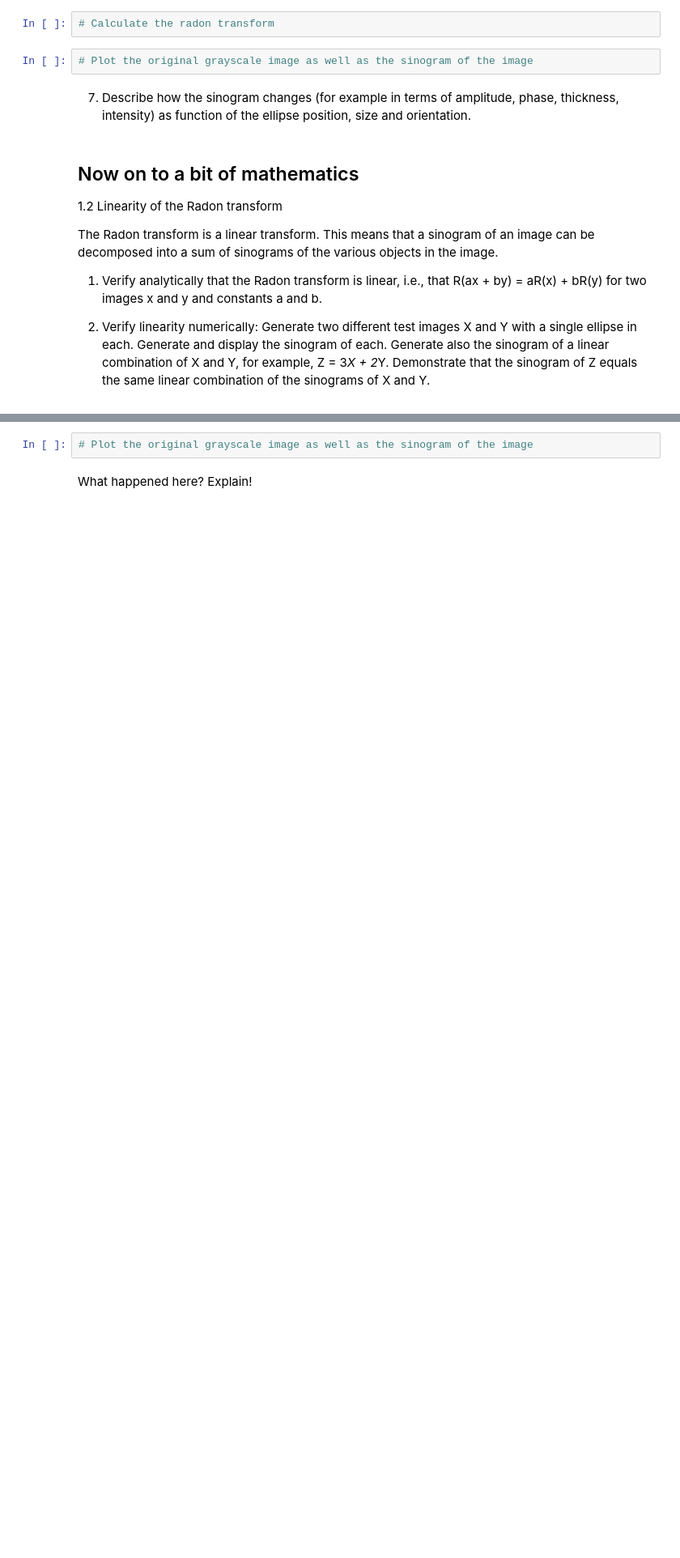
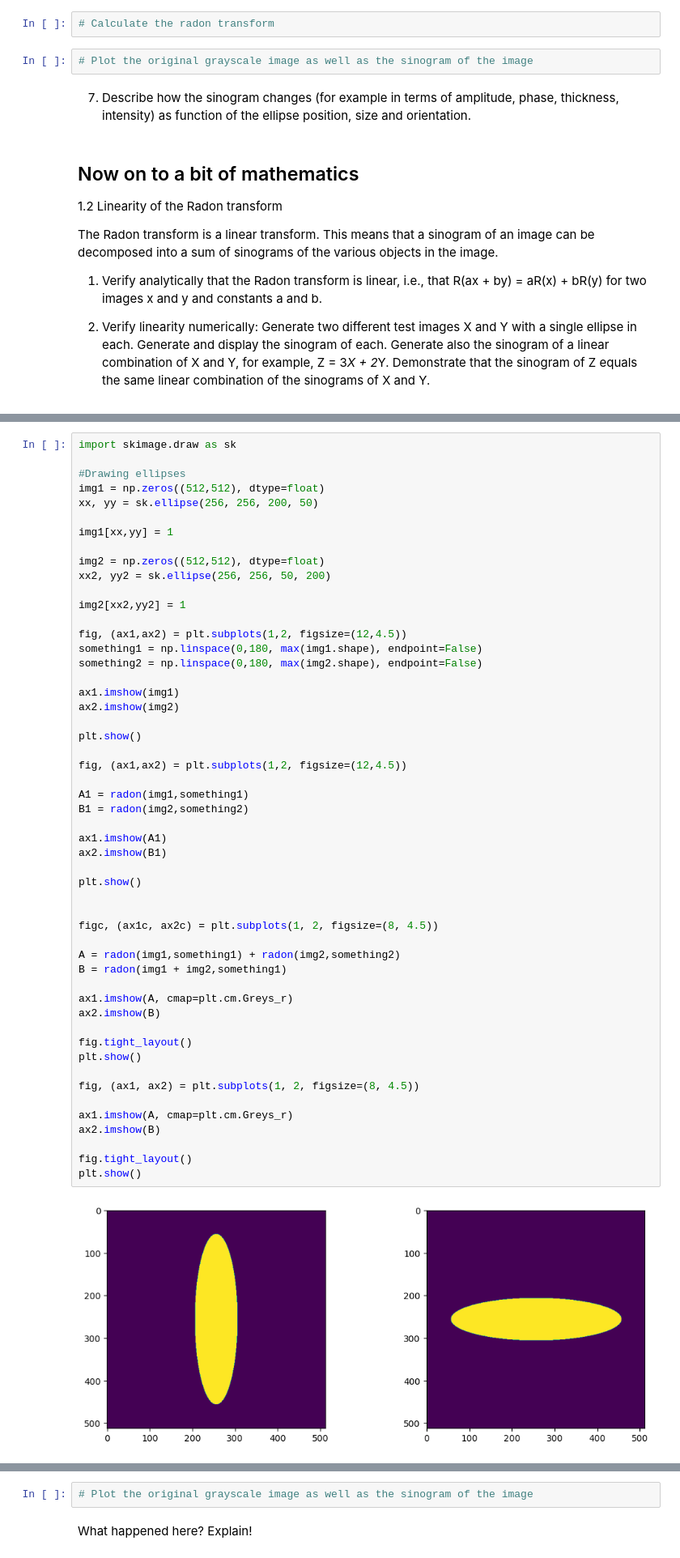
Before and after one commit to TubTub62/MIA, a Jupyter notebook: handin1/MIA_Handin1_students.ipynb, the cells around one changed output, grey strips where cells are left out. Shown: that part at 81% size. Saved outputs shown, nothing was run; the diff lists cells and outputs as text; blank space fills up the shorter version.

```diff
--- a/handin1/MIA_Handin1_students.ipynb
+++ b/handin1/MIA_Handin1_students.ipynb
@@ -279,0 +294,54 @@ sinogram of Z equals the same linear combination of the sinograms of X and Y.
+# %%
+import skimage.draw as sk
+
+#Drawing ellipses
+img1 = np.zeros((512,512), dtype=float)
+xx, yy = sk.ellipse(256, 256, 200, 50)
+
+img1[xx,yy] = 1
+
+img2 = np.zeros((512,512), dtype=float)
+xx2, yy2 = sk.ellipse(256, 256, 50, 200)
+
+img2[xx2,yy2] = 1
+
+fig, (ax1,ax2) = plt.subplots(1,2, figsize=(12,4.5))
+something1 = np.linspace(0,180, max(img1.shape), endpoint=False)
+something2 = np.linspace(0,180, max(img2.shape), endpoint=False)
+
+ax1.imshow(img1)
+ax2.imshow(img2)
+
+plt.show()
+
+fig, (ax1,ax2) = plt.subplots(1,2, figsize=(12,4.5))
+
+A1 = radon(img1,something1)
+B1 = radon(img2,something2)
+
+ax1.imshow(A1)
+ax2.imshow(B1)
+
+plt.show()
+
+
+figc, (ax1c, ax2c) = plt.subplots(1, 2, figsize=(8, 4.5))
+
+A = radon(img1,something1) + radon(img2,something2)
+B = radon(img1 + img2,something1)
+
+ax1.imshow(A, cmap=plt.cm.Greys_r)
+ax2.imshow(B)
+
+fig.tight_layout()
+plt.show()
+
+fig, (ax1, ax2) = plt.subplots(1, 2, figsize=(8, 4.5))
+
+ax1.imshow(A, cmap=plt.cm.Greys_r)
+ax2.imshow(B)
+
+fig.tight_layout()
+plt.show()
+# %% [output]
+[figure, added]
```
Also changed, not shown: parts of 7 cells of this notebook, 1 other file.
